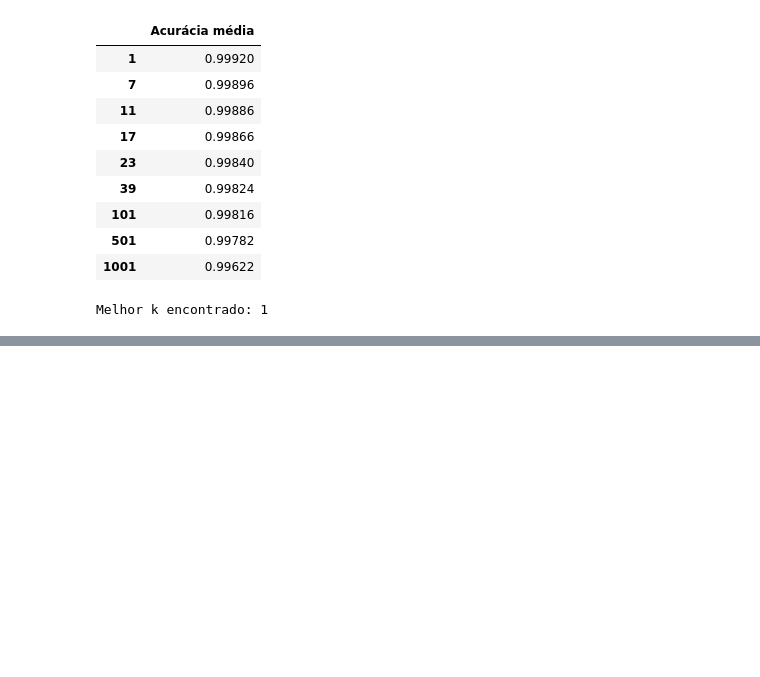
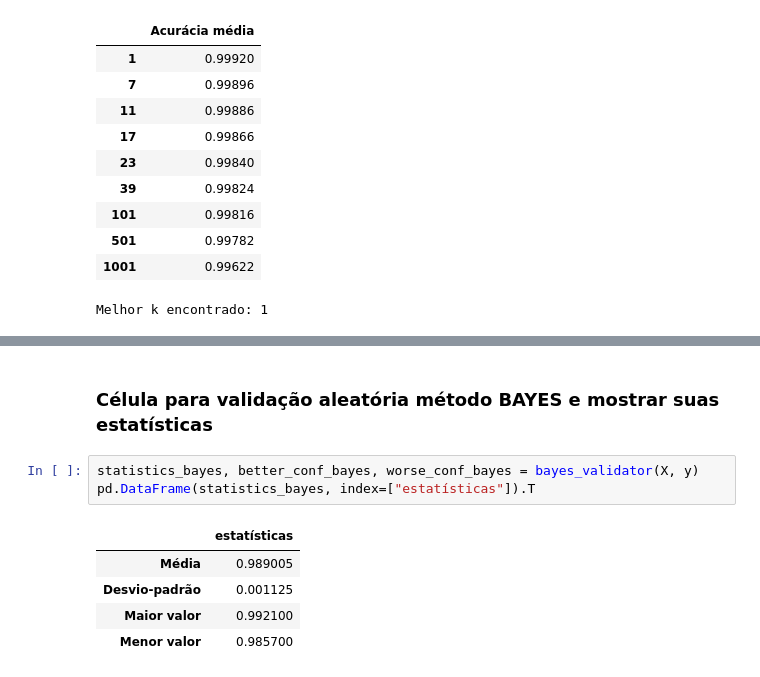
Before and after one commit to PedroKeita/ML-Vivencial, a Jupyter notebook: notebooks/classificacao.ipynb, the cells around one changed output, grey strips where cells are left out. Saved outputs shown, nothing was run; the diff lists cells and outputs as text; blank space fills up the shorter version.

```diff
--- a/notebooks/classificacao.ipynb
+++ b/notebooks/classificacao.ipynb
@@ -92,0 +88,11 @@ Pior caso de matriz de confusão (acurácia 0.9982):
+# %% [markdown]
+### **Célula para validação aleatória método BAYES e mostrar suas estatísticas**
+# %%
+statistics_bayes, better_conf_bayes, worse_conf_bayes = bayes_validator(X, y)
+pd.DataFrame(statistics_bayes, index=["estatísticas"]).T
+# %% [output]
+|  | estatísticas |
+| Média | 0.989005 |
+| Desvio-padrão | 0.001125 |
+| Maior valor | 0.992100 |
+| Menor valor | 0.985700 |
```
Also changed, not shown: parts of 7 cells of this notebook, 3 other files.
